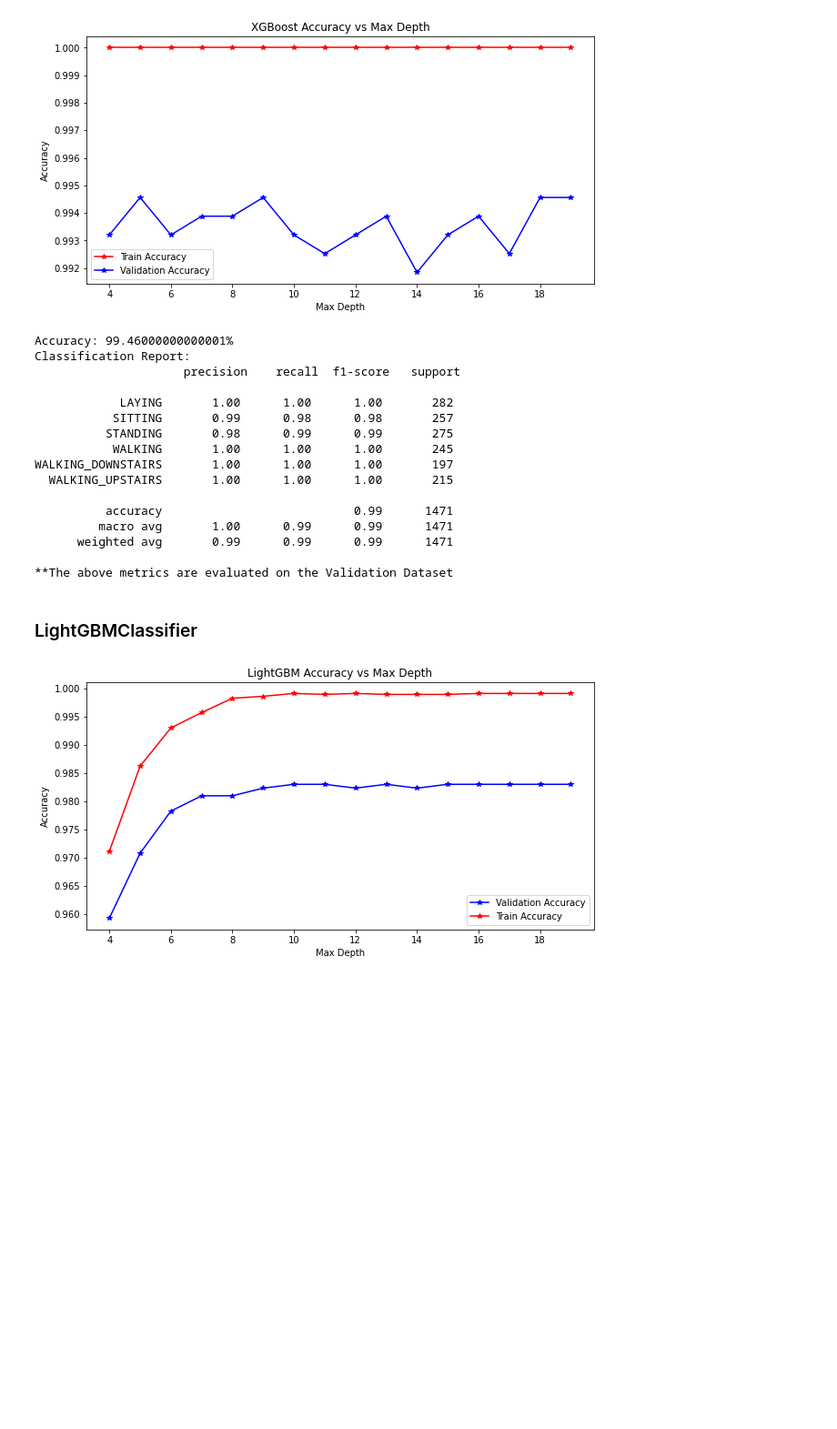
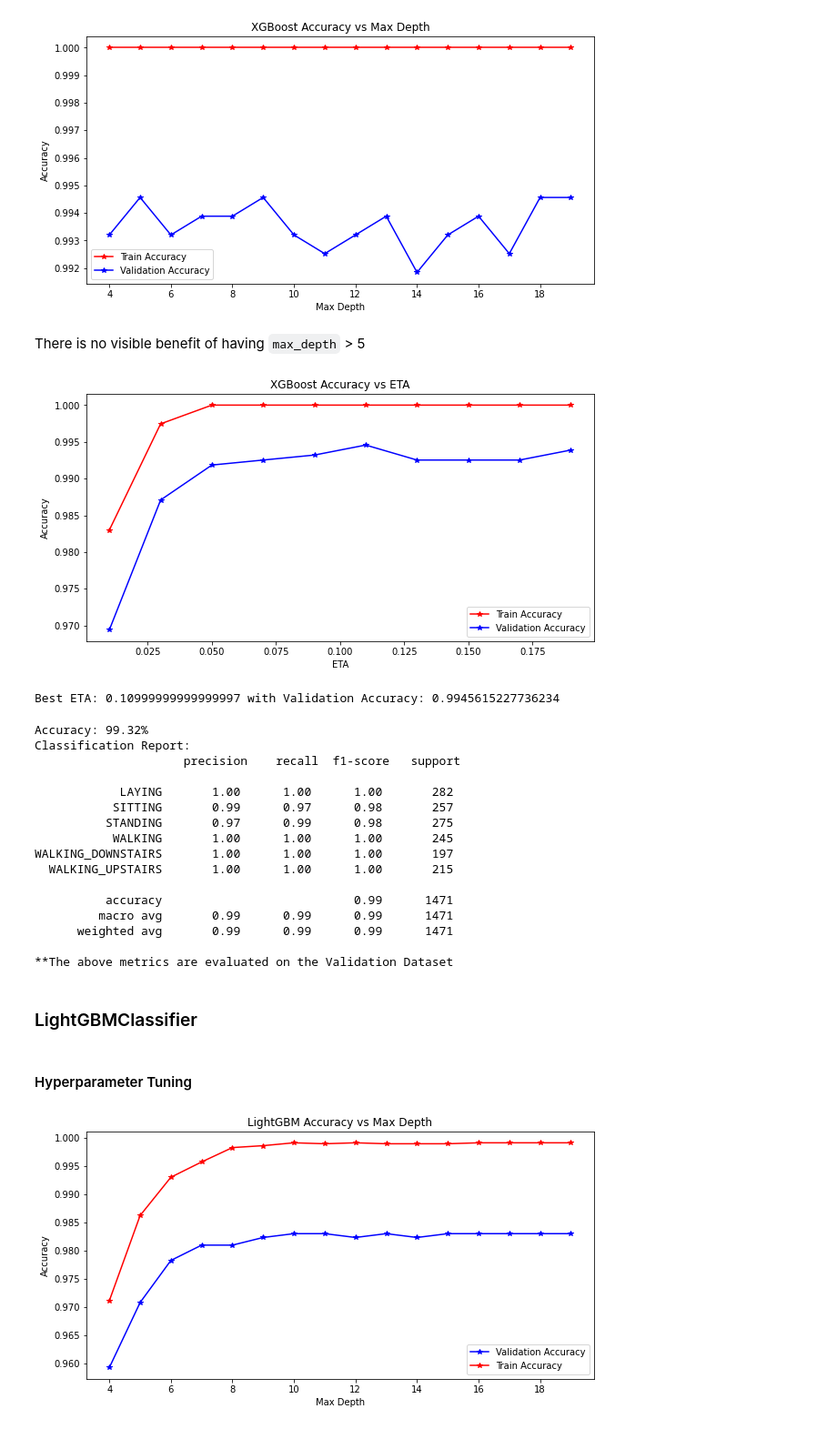
Before and after one commit to sawmill811/Human-Activity-Recognition, a Jupyter notebook: HAR.ipynb, the cells around one changed output. Shown at 91% size. Saved outputs shown, nothing was run; the diff lists cells and outputs as text; code cells hidden in the pictures; blank space fills up the shorter version.

```diff
--- a/main.ipynb
+++ b/HAR.ipynb
@@ -324,7 +345,7 @@ plt.show()
 acc_list_train = []
 acc_list_val = []
 for i in tqdm(range(4,20)):
-    xgb = XGBC(verbosity = 0, n_estimators = 200, max_depth = i, eta = 0.1, tree_method = "gpu_hist", subsample = 0.3, random_state=42)
+    xgb = XGBC(verbosity = 0, n_estimators = 400, max_depth = i, eta = 0.1, tree_method = "gpu_hist", subsample = 0.3, random_state=42)
     xgb.fit(trainX, trainY)
     pred = xgb.predict(trainX)
     acc_list_train.append(accuracy_score(trainY, pred))
@@ -343,31 +364,65 @@ plt.legend()
 plt.show()
 # %% [output]
 [figure]
+# %% [markdown]
+There is no visible benefit of having `max_depth` > 5
+# %%
+acc_list_train = []
+acc_list_val = []
+
+best_acc = 0
+best_eta = 0
+
+for i in tqdm(np.arange(0.01,0.2,0.02)):
+    xgb = XGBC(verbosity = 0, n_estimators = 400, max_depth = 5, eta = i, tree_method = "gpu_hist", subsample = 0.3, random_state=42)
+    xgb.fit(trainX, trainY)
+    pred = xgb.predict(trainX)
+    acc_list_train.append(accuracy_score(trainY, pred))
+    pred = xgb.predict(valX)
+    acc_list_val.append(accuracy_score(valY, pred))
+    if acc_list_val[-1] > best_acc:
+        best_acc = acc_list_val[-1]
+        best_eta = i
+# %%
+plt.figure(figsize=(10,5))
+plt.plot(np.arange(0.01,0.2,0.02), acc_list_train, 'r*-', label = "Train Accuracy")
+plt.plot(np.arange(0.01,0.2,0.02), acc_list_val, 'b*-', label = "Validation Accuracy")
+plt.title("XGBoost Accuracy vs ETA")
+plt.xlabel("ETA")
+plt.ylabel("Accuracy")
+plt.legend()
+plt.show()
+print("Best ETA:", best_eta, "with Validation Accuracy:", best_acc)
+# %% [output]
+[figure, added]
+Best ETA: 0.10999999999999997 with Validation Accuracy: 0.9945615227736234
 # %%
 # Best model
-xgb = XGBC(verbosity = 0, n_estimators = 200, max_depth = 5, eta = 0.1, tree_method = "gpu_hist", subsample = 0.3, random_state=42)
+xgb = XGBC(verbosity = 0, n_estimators = 400, max_depth = 5, eta = 0.11, tree_method = "gpu_hist", subsample = 0.3, random_state=42)
 xgb.fit(trainX, trainY)
 pred = xgb.predict(valX)
 print("Accuracy:", str(np.around(accuracy_score(valY, pred), decimals=4)*100)+"%")
 print("Classification Report:\n", classification_report(valY, pred, target_names=LE.classes_))
 print("**The above metrics are evaluated on the Validation Dataset")
 # %% [output]
-Accuracy: 99.46000000000001%
+Accuracy: 99.32%
 Classification Report:
                      precision    recall  f1-score   support
 
             LAYING       1.00      1.00      1.00       282
-           SITTING       0.99      0.98      0.98       257
-          STANDING       0.98      0.99      0.99       275
+           SITTING       0.99      0.97      0.98       257
+          STANDING       0.97      0.99      0.98       275
            WALKING       1.00      1.00      1.00       245
 WALKING_DOWNSTAIRS       1.00      1.00      1.00       197
   WALKING_UPSTAIRS       1.00      1.00      1.00       215
 
           accuracy                           0.99      1471
-         macro avg       1.00      0.99      0.99      1471
+         macro avg       0.99      0.99      0.99      1471
       weighted avg       0.99      0.99      0.99      1471
 
 **The above metrics are evaluated on the Validation Dataset
 # %% [markdown]
 ### LightGBMClassifier
+# %% [markdown]
+#### Hyperparameter Tuning
 # %%
```
Also changed, not shown: parts of 56 cells of this notebook, 2 other files.
